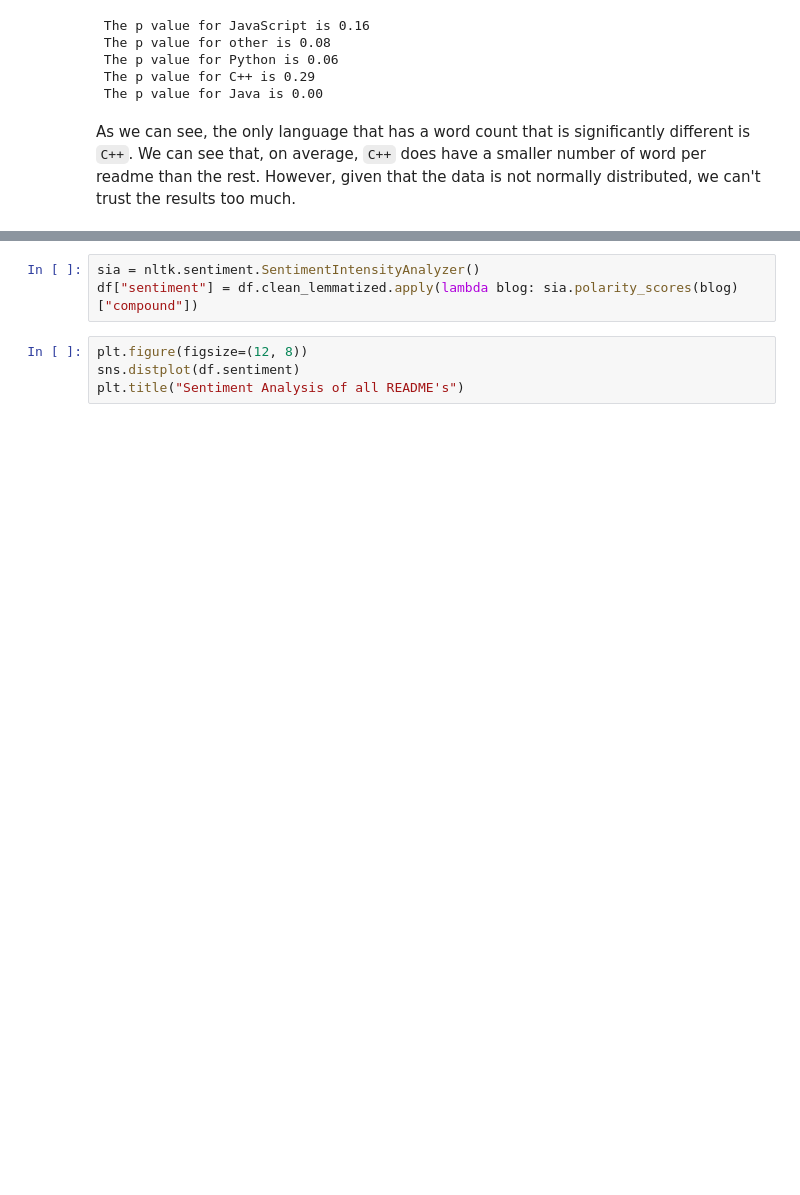
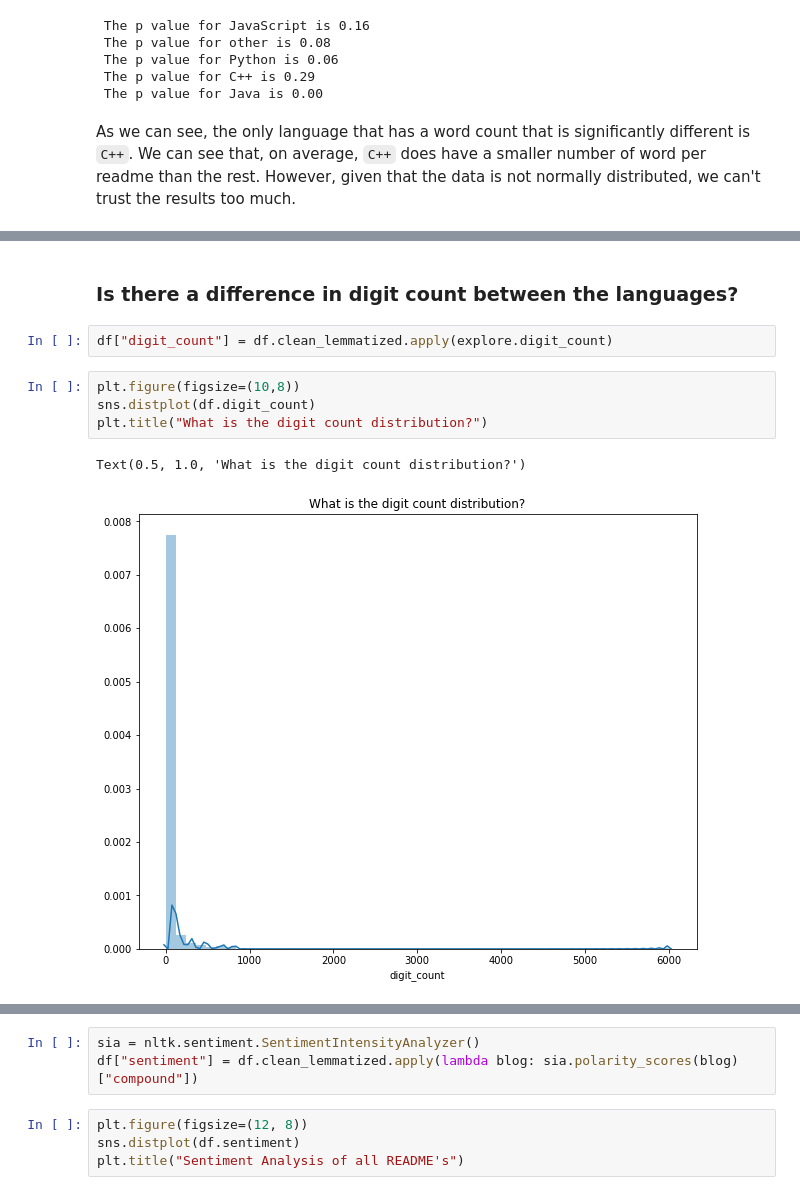
Before and after one commit to nlp-github-project/nlp-github-project, a Jupyter notebook: project_notebook.ipynb, the cells around one changed output, grey strips where cells are left out. Saved outputs shown, nothing was run; the diff lists cells and outputs as text; blank space fills up the shorter version.

```diff
--- a/project_notebook.ipynb
+++ b/project_notebook.ipynb
@@ -431,0 +416,11 @@ df
+# %% [markdown]
+### Is there a difference in digit count between the languages?
+# %%
+df["digit_count"] = df.clean_lemmatized.apply(explore.digit_count)
+# %%
+plt.figure(figsize=(10,8))
+sns.distplot(df.digit_count)
+plt.title("What is the digit count distribution?")
+# %% [output]
+Text(0.5, 1.0, 'What is the digit count distribution?')
+[figure, added]
```
Also changed, not shown: parts of 30 cells of this notebook.
